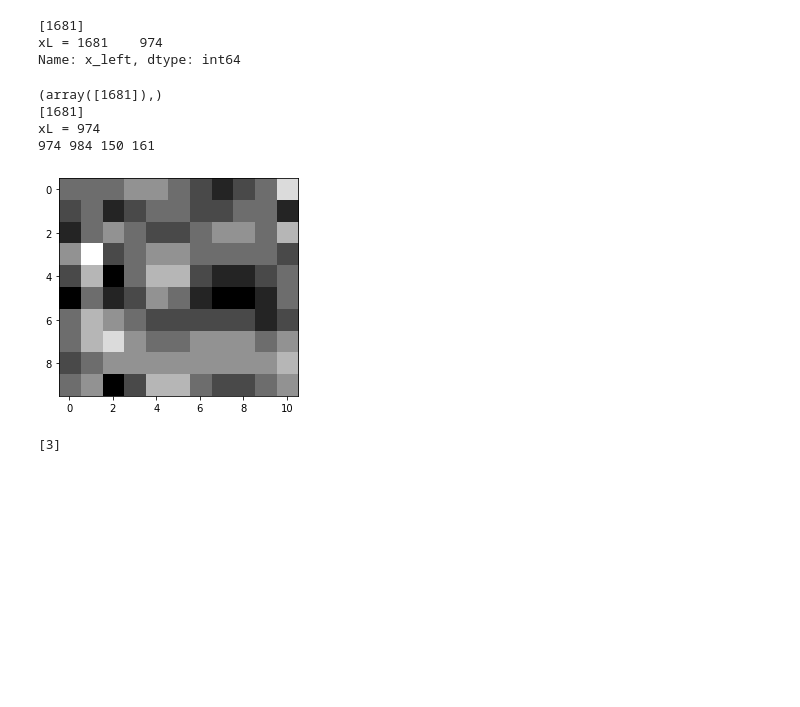
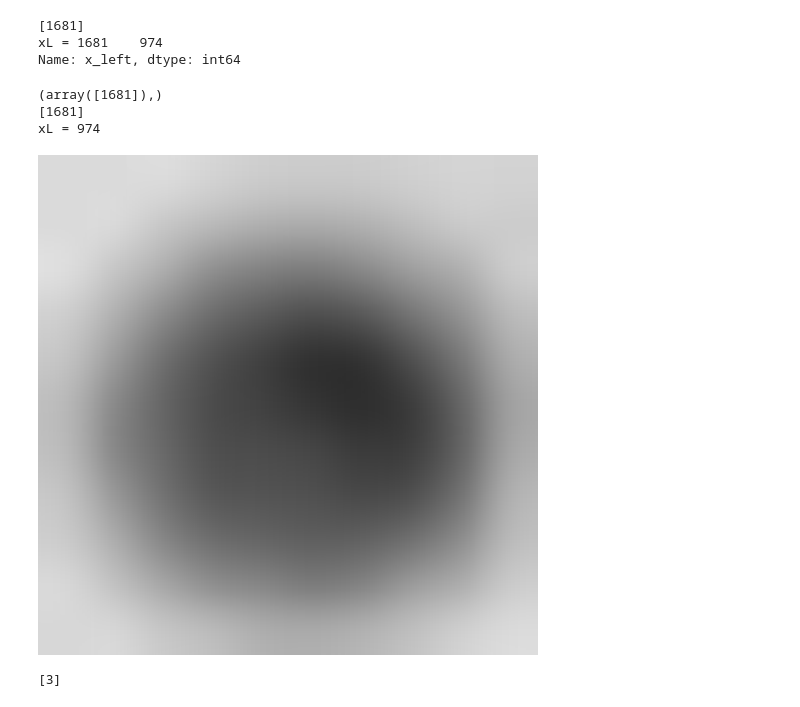
Before and after one commit to Scottholman33/KBI, a Jupyter notebook: KBI_Python_Start.ipynb, the cells around one changed output. Drawn from its saved outputs; the diff is of its cells as text; code cells hidden in the pictures; blank space fills up the shorter version.

Commit message:
changed cropping method and successfully cropped two images

```diff
--- a/KBI_Python_Start.ipynb
+++ b/KBI_Python_Start.ipynb
@@ -269,46 +269,38 @@ x_left=df['x_left']
 x_right=df['x_right']
 y_top=df['y_top']
 y_bottom=df['y_bottom']
 
 
 string="04 Silicon Oil" #change these for each picture
 frame=1 #corresponds to the 00001 or 00003 etc number
 
 #print(np.where(df['frame_num']==1))
 idx=np.where((df["step"].str.startswith(string)) & (df["frame_num"]==frame))
 index=idx[0]
 print(idx)
 print(index)
 
 #row=df[index, axis=1] #pull out entire row at index with largest ecd
 #look into .loc and .iloc
 
 xL=x_left[1681] #
 xR=x_right[1681]
 yT=y_top[1681]
 yB=y_bottom[1681] #finds your coordinates
 print("xL =",xL)
 
 
 #print(vars())
 
-
-
-# import and read image
-img = io.imread("04_Silicon_Oil_Image_00001.jpg")
-cropped = img[xL:xR,yT:yB]
-#img[img < 128] = 0
-
-# display the grayscale image
-fig, ax = plt.subplots()
-plt.imshow(cropped, cmap="gray")
-print(xL,xR,yT,yB)
+img=Image.open("04_Silicon_Oil_Image_00001.jpg")
+img2=img.crop((xL,yT,xR,yB))
+img2=img2.resize((500,500))
+display(img2)
 # %% [output]
 (array([1681]),)
 [1681]
 xL = 974
-974 984 150 161
-[figure, old version]
+[figure, new version]
 # %%
 
 #import imageio.v3 as iio
```
Also changed, not shown: parts of 1 cell of this notebook.
